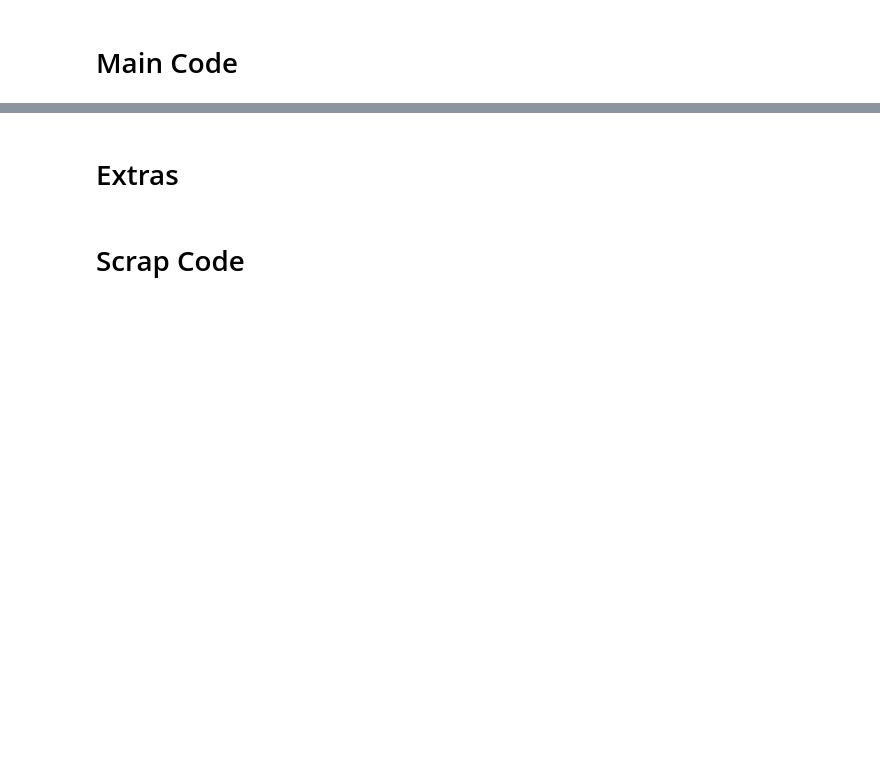
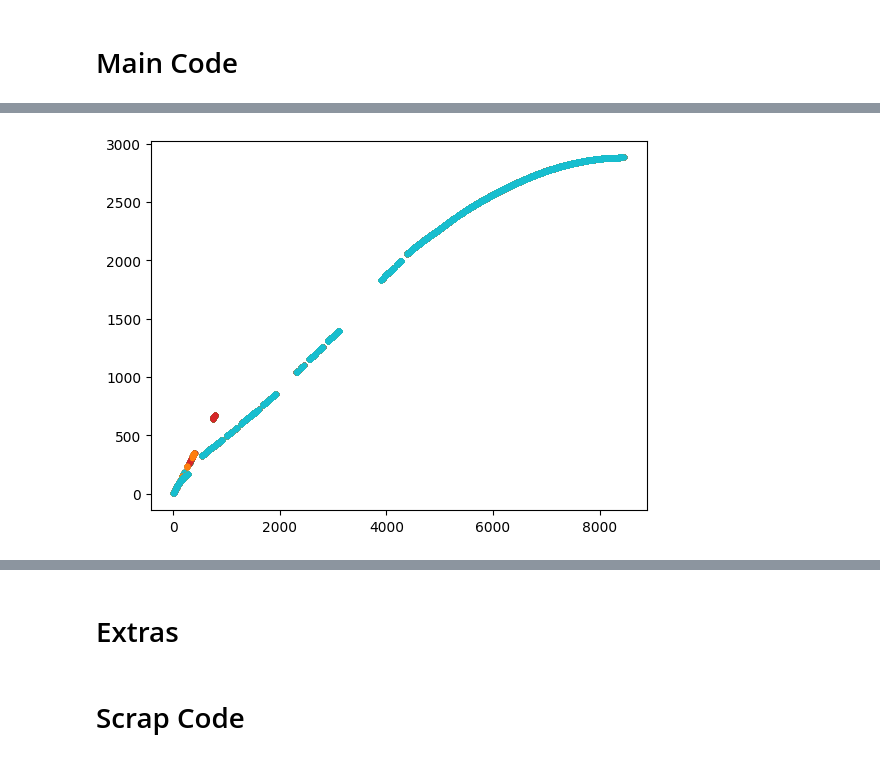
Before and after one commit to nacrocker/automated-segmentation, a Jupyter notebook: maxtree_tests_with_synthetic_data_and_noise.ipynb, the cells around one changed output, grey strips where cells are left out. Cells and saved outputs as stored; diff of their text form; code cells hidden in the pictures; blank space fills up the shorter version.

```diff
--- a/maxtree_tests_with_synthetic_data_and_noise.ipynb
+++ b/maxtree_tests_with_synthetic_data_and_noise.ipynb
@@ -1505,0 +1521,18 @@ _ = show_top_components_rank_and_gain(spdict,mxgnndslabeltopfill,mxgntopfill,nto
+# %%
+#@title analysis of attributes along lineage
+
+x=self.peak.ravel()
+y=(self.volume/np.exp(self.intensity_entropy)).ravel()
+z=(np.exp(self.intensity_entropy)/self.area).ravel()
+
+sl = self.sorted_leaf_P_indices
+sl = sl[np.argwhere(self.canonicality.ravel()[sl])]
+for i in sl[-100:]:
+  p = self.path_to_root_as_P_indices(i)
+  plt.plot(self.area.ravel()[p],np.exp(self.intensity_entropy).ravel()[p],'.')
+
+
+#plt.xlim([0,500])
+#plt.ylim([0,200])
+# %% [output]
+[figure, added]
```
Also changed, not shown: parts of 16 cells of this notebook.
